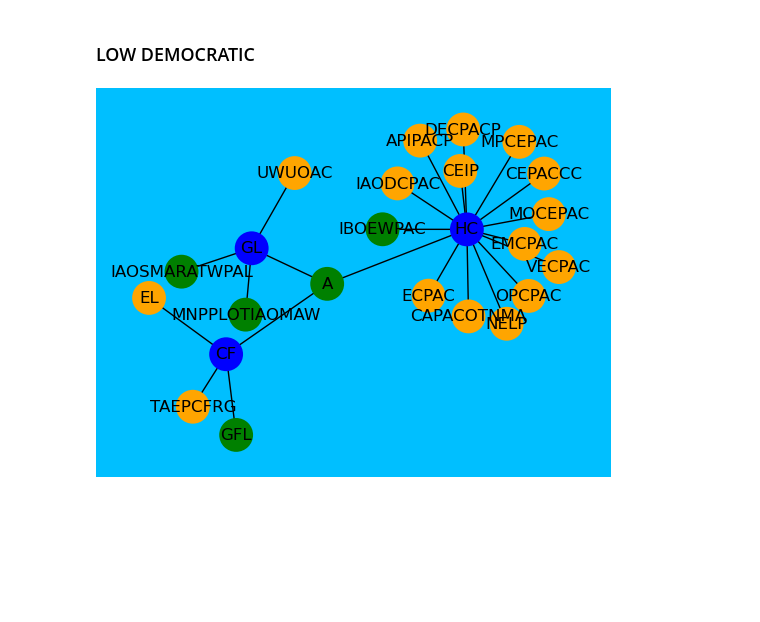
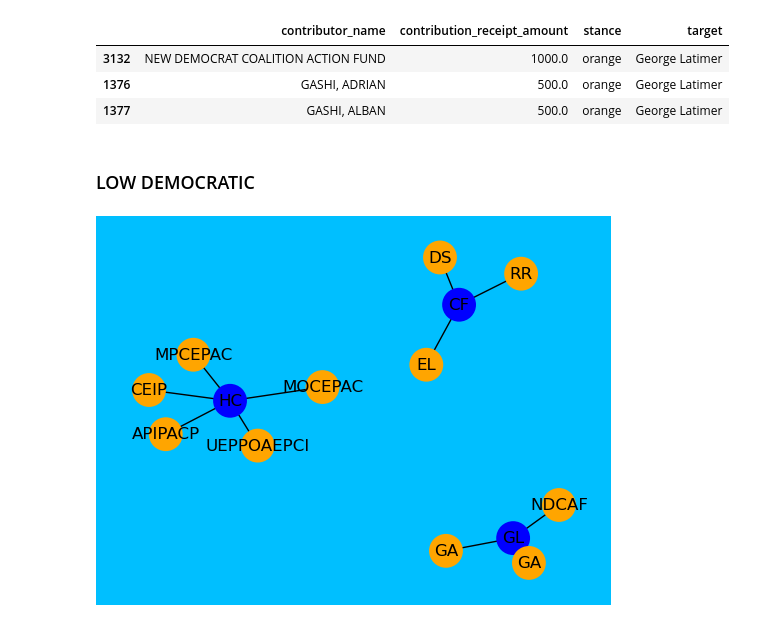
Before and after one commit to l3erkt/INST447, a Jupyter notebook: networkTestLowDemo.ipynb, the cells around one changed output. Saved outputs shown, nothing was run; the diff lists cells and outputs as text; code cells hidden in the pictures; blank space fills up the shorter version.

```diff
--- a/networkTestLowDemo.ipynb
+++ b/networkTestLowDemo.ipynb
@@ -61,47 +95,28 @@ df3.head(10)
+# %%
+df3.head(10)
+# %% [output]
+|  | contributor_name | contribution_receipt_amount | stance | target |
+| 3132 | NEW DEMOCRAT COALITION ACTION FUND | 1000.0 | orange | George Latimer |
+| 1376 | GASHI, ADRIAN | 500.0 | orange | George Latimer |
+| 1377 | GASHI, ALBAN | 500.0 | orange | George Latimer |
 # %% [markdown]
 ### LOW DEMOCRATIC
 # %%
 members = [
-    {
-        "name": "Cleo Fields",
-        "fossil": [
-            "THE AMERICAN ELECTRIC POWER COMMITTEE FOR RESPONSIBLE GOVERNMENT",
-            "ENERGY LLC"
-        ],
-        "green": [
-            "ACTBLUE",
-            "GREEN FOR LOUISIANA"
-        ]
-    },
-    {
-        "name": "Henry Cuellar",
-        "fossil": [
-            "VALERO ENERGY CORPORATION POLITICAL ACTION COMMITTEE",
-            "OCCIDENTAL PETROLEUM CORPORATION POLITICAL ACTION COMMITTEE",
-            "AMERICAN PETROLEUM INSTITUTE POLITICAL ACTION COMMITTEE (API PAC)",
-            "EXXON MOBIL CORPORATION-MOBIL POLITICAL ACTION COMMITTEE"
-        ],
-        "green": [
-            "ACTBLUE",
-            "INTERNATIONAL BROTHERHOOD OF ELECTRICAL WORKERS POLITICAL ACTION COMMITTEE"
-        ]
-    },
-    {
-        "name": "George Latimer",
-        "fossil": [
-            "UTILITY WORKERS UNION OF AMERICA COPE"
-        ],
-        "green": [
-            "ACTBLUE",
-            "INTERNATIONAL ASSOCIATION OF SHEET METAL, AIR, RAIL AND TRANSPORTATION WORKERS POLITICAL ACTION LEAGUE",
-            "MACHINISTS NON PARTISAN POLITICAL LEAGUE OF THE INTERNATIONAL ASSOCIATION OF MACHINISTS & AEROSPACE WORKERS"
-        ]
-    }
+    {'name': 'Cleo Fields', 'fossil': [], 'green': []},
+    {'name': 'Henry Cuellar', 'fossil': [], 'green': []},
+    {'name': 'George Latimer', 'fossil': [], 'green': []}
 ]
 
 Gs = [nx.Graph(), nx.Graph(), nx.Graph()]
 
 dfs = [df1, df2, df3]
+
+for i, df in enumerate(dfs):
+    fossil, green = build_member_lists(df)
+
+    members[i]["fossil"] = fossil
+    members[i]["green"] = green
 
 for i, (df, m) in enumerate(zip(dfs, members)):
     df["stance"] = "gray"
@@ -124,35 +139,36 @@ for i, (df, m) in enumerate(zip(dfs, members)):
         if row["contributor_name"] in Gs[i].nodes:
             Gs[i].nodes[row["contributor_name"]]["color"] = row["stance"]
 
     # If working with Democrats, change to "skyblue"
-    Gs[i].nodes[m["name"]]["color"] = "blue"
+    if m["name"] in Gs[i].nodes:
+        Gs[i].nodes[m["name"]]["color"] = "blue"
 
 G1 = Gs[0]
 G1.add_nodes_from(Gs[1].nodes(data=True))
 G1.add_nodes_from(Gs[2].nodes(data=True))
 G1.add_edges_from(Gs[1].edges(data=True))
 G1.add_edges_from(Gs[2].edges(data=True))
 
 key = []
 labels = {}
 for n in G1.nodes():
     parts = n.split()
     letters = [p[0] for p in parts if p[0].isalpha()]
     labels[n] = "".join(letters)
     key.append({labels[n] : n})
 
 
 node_colors = [G1.nodes[n].get("color", "gray") for n in G1.nodes()]
 
 fig, ax = plt.subplots()
 pos = nx.spring_layout(G1, k=1, iterations=100)
 nx.draw(G1, pos=pos, with_labels=True, labels=labels, node_color=node_colors, node_size=500, edge_color='black', linewidths=2)
 ax.axis('off')
 #You can change the background color here.
 fig.set_facecolor('deepskyblue')
 plt.show()
 # %% [output]
-[figure, old version]
+[figure, new version]
 # %%
 print("Key: ")
 for item in key:
```
Also changed, not shown: parts of 7 cells of this notebook.
